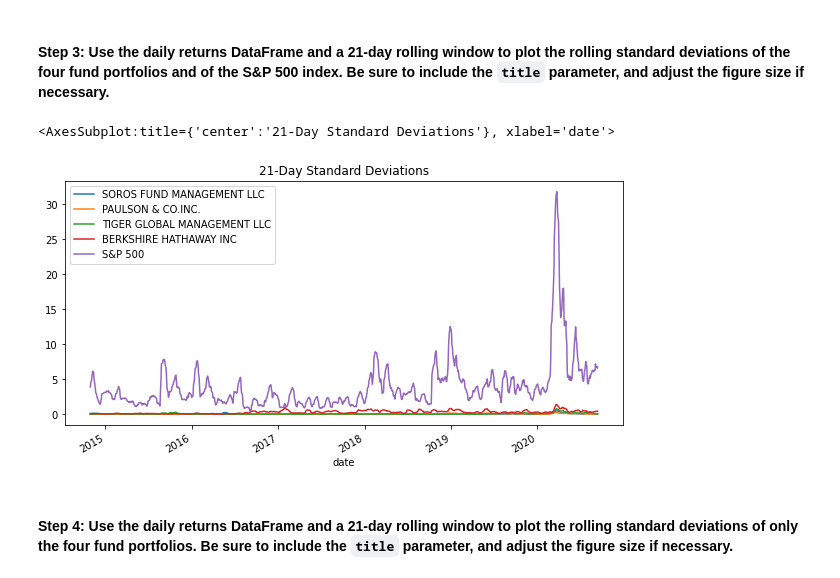
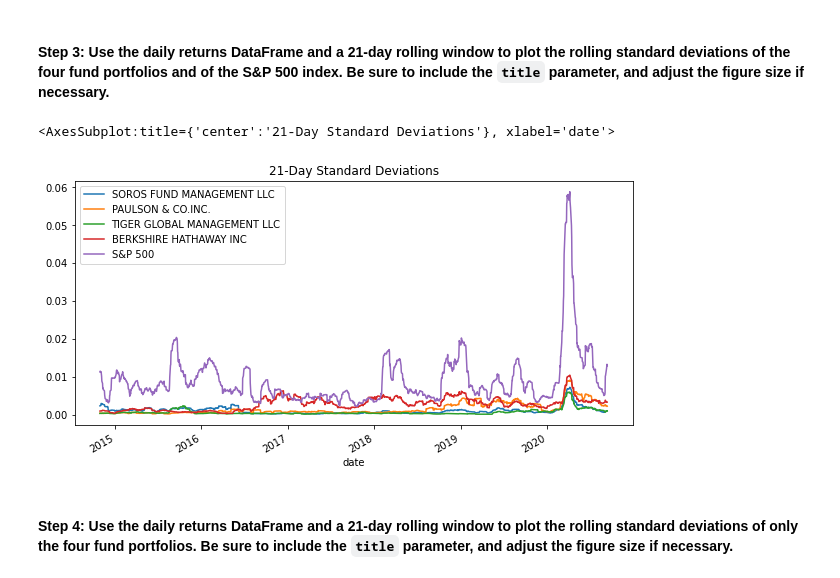
Before and after one commit to danicavalera/Module4, a Jupyter notebook: Assignment4/risk_return_analysis.ipynb, the cells around one changed output. Drawn from its saved outputs; the diff is of its cells as text; code cells hidden in the pictures.

```diff
--- a/Assignment4/risk_return_analysis.ipynb
+++ b/Assignment4/risk_return_analysis.ipynb
@@ -260,11 +262,11 @@ dtype: float64
 # %%
 # Using the daily returns DataFrame and a 21-day rolling window,
 # plot the rolling standard deviation of the 4 portfolios and the S&P 500
 # Include a title parameter and adjust the figure size
-whale_navs_df.rolling(window=21).std().plot(figsize=(10,5), title="21-Day Standard Deviations")
+dailyreturns.rolling(window=21).std().plot(figsize=(10,5), title="21-Day Standard Deviations")
 # %% [output]
 <AxesSubplot:title={'center':'21-Day Standard Deviations'}, xlabel='date'>
-[figure, old version]
+[figure, new version]
 # %% [markdown]
 #### Step 4: Use the daily returns DataFrame and a 21-day rolling window to plot the rolling standard deviations of only the four fund portfolios. Be sure to include the `title` parameter, and adjust the figure size if necessary.
 # %%
```
Also changed, not shown: parts of 4 cells of this notebook.
